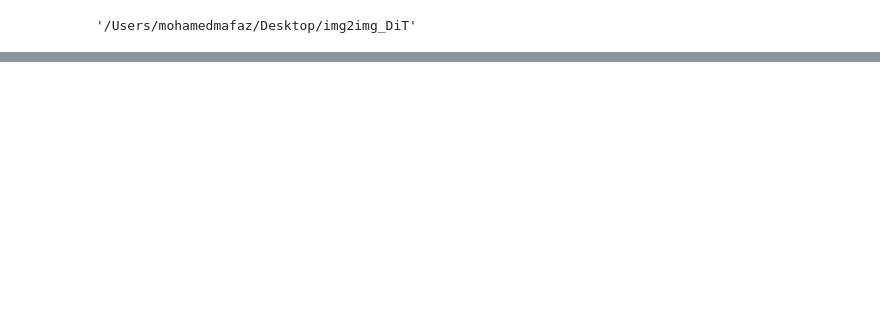
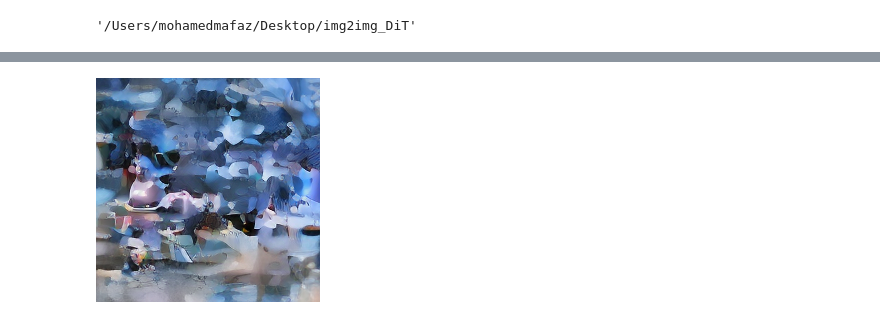
Before and after one commit to Mafaz03/img2img_DiT, a Jupyter notebook: notebooks/inference.ipynb, the cells around one changed output, grey strips where cells are left out. Drawn from its saved outputs; the diff is of its cells as text; code cells hidden in the pictures; blank space fills up the shorter version.

```diff
--- a/notebooks/inference.ipynb
+++ b/notebooks/inference.ipynb
@@ -99,6 +101,11 @@ def sample(latent_grid_size: int, dit, vae, device, scheduler, condition_image):
     img_tensor = (img_tensor + 1) / 2
     img = torchvision.transforms.ToPILImage()(img_tensor[0])
     return img
+# %%
+img = sample(28, dit, vae, device, scheduler, condition_image)
+img
+# %% [output]
+[figure, added]
 # %%
 img = sample(28, dit, vae, device, scheduler, condition_image)
 img
```
Also changed, not shown: parts of 4 cells of this notebook, 3 other files.
